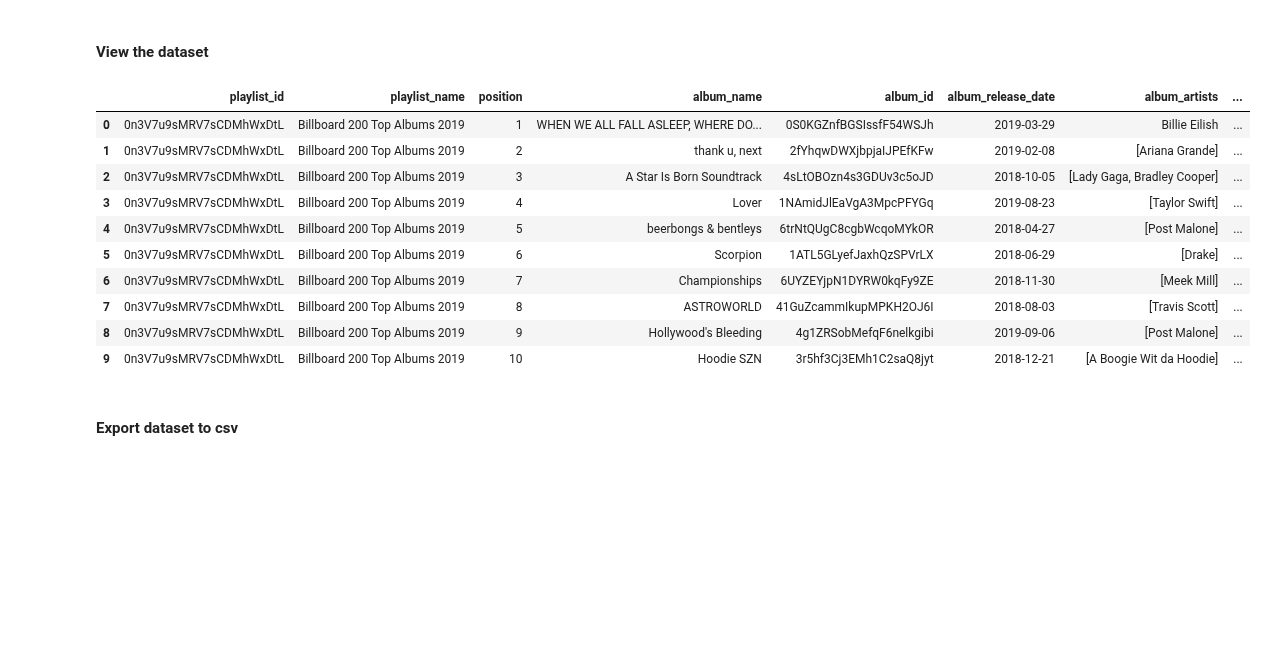
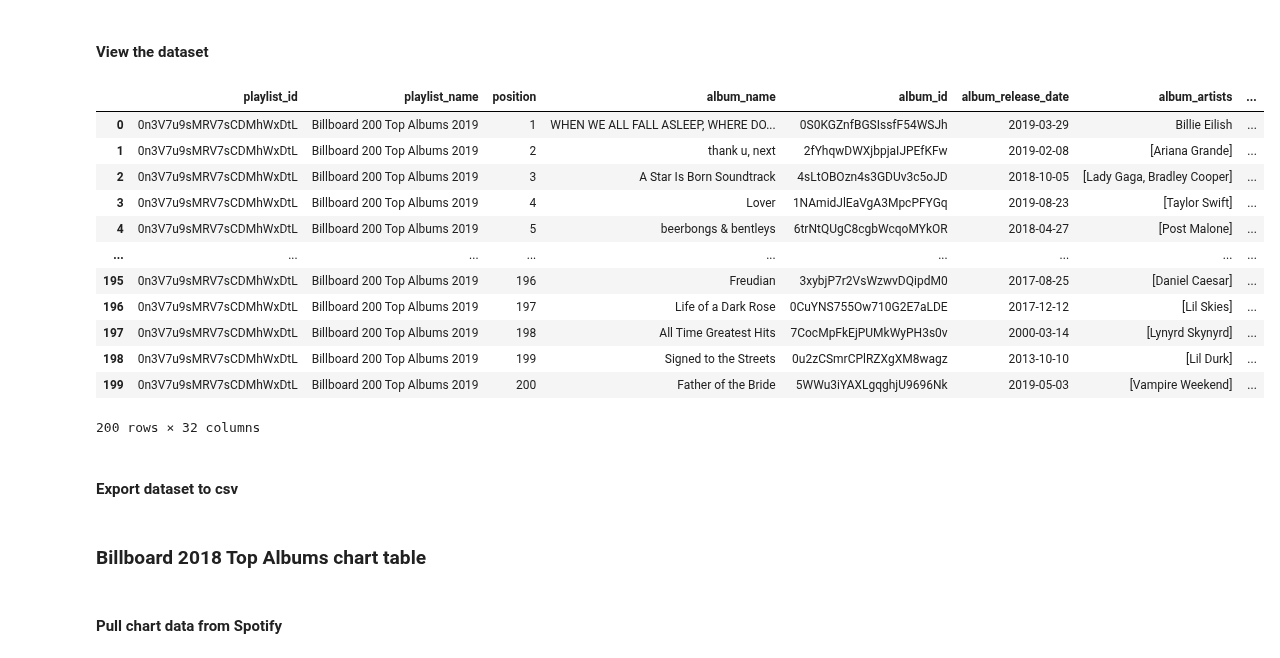
Before and after one commit to katieravenwood/Spotify-Five-Year-Analysis-Project, a Jupyter notebook: Dataset_Creation.ipynb, the cells around one changed output. Saved outputs shown, nothing was run; the diff lists cells and outputs as text; code cells hidden in the pictures; blank space fills up the shorter version.

```diff
--- a/Dataset_Creation.ipynb
+++ b/Dataset_Creation.ipynb
@@ -426,20 +426,26 @@ chart2019 = get_playlist_tracks_more_than_100_songs('katiekellert', '0n3V7u9sMRV
 # %% [markdown]
 #### View the dataset
 # %%
-chart2019.head(10)
+chart2019
 # %% [output]
 |  | playlist_id | playlist_name | position | album_name | album_id | album_release_date | album_artists | ... |
 | 0 | 0n3V7u9sMRV7sCDMhWxDtL | Billboard 200 Top Albums 2019 | 1 | WHEN WE ALL FALL ASLEEP, WHERE DO... | 0S0KGZnfBGSIssfF54WSJh | 2019-03-29 | Billie Eilish | ... |
 | 1 | 0n3V7u9sMRV7sCDMhWxDtL | Billboard 200 Top Albums 2019 | 2 | thank u, next | 2fYhqwDWXjbpjaIJPEfKFw | 2019-02-08 | [Ariana Grande] | ... |
 | 2 | 0n3V7u9sMRV7sCDMhWxDtL | Billboard 200 Top Albums 2019 | 3 | A Star Is Born Soundtrack | 4sLtOBOzn4s3GDUv3c5oJD | 2018-10-05 | [Lady Gaga, Bradley Cooper] | ... |
 | 3 | 0n3V7u9sMRV7sCDMhWxDtL | Billboard 200 Top Albums 2019 | 4 | Lover | 1NAmidJlEaVgA3MpcPFYGq | 2019-08-23 | [Taylor Swift] | ... |
 | 4 | 0n3V7u9sMRV7sCDMhWxDtL | Billboard 200 Top Albums 2019 | 5 | beerbongs & bentleys | 6trNtQUgC8cgbWcqoMYkOR | 2018-04-27 | [Post Malone] | ... |
-| 5 | 0n3V7u9sMRV7sCDMhWxDtL | Billboard 200 Top Albums 2019 | 6 | Scorpion | 1ATL5GLyefJaxhQzSPVrLX | 2018-06-29 | [Drake] | ... |
-| 6 | 0n3V7u9sMRV7sCDMhWxDtL | Billboard 200 Top Albums 2019 | 7 | Championships | 6UYZEYjpN1DYRW0kqFy9ZE | 2018-11-30 | [Meek Mill] | ... |
-| 7 | 0n3V7u9sMRV7sCDMhWxDtL | Billboard 200 Top Albums 2019 | 8 | ASTROWORLD | 41GuZcammIkupMPKH2OJ6I | 2018-08-03 | [Travis Scott] | ... |
-| 8 | 0n3V7u9sMRV7sCDMhWxDtL | Billboard 200 Top Albums 2019 | 9 | Hollywood's Bleeding | 4g1ZRSobMefqF6nelkgibi | 2019-09-06 | [Post Malone] | ... |
-| 9 | 0n3V7u9sMRV7sCDMhWxDtL | Billboard 200 Top Albums 2019 | 10 | Hoodie SZN | 3r5hf3Cj3EMh1C2saQ8jyt | 2018-12-21 | [A Boogie Wit da Hoodie] | ... |
+| ... | ... | ... | ... | ... | ... | ... | ... | ... |
+| 195 | 0n3V7u9sMRV7sCDMhWxDtL | Billboard 200 Top Albums 2019 | 196 | Freudian | 3xybjP7r2VsWzwvDQipdM0 | 2017-08-25 | [Daniel Caesar] | ... |
+| 196 | 0n3V7u9sMRV7sCDMhWxDtL | Billboard 200 Top Albums 2019 | 197 | Life of a Dark Rose | 0CuYNS755Ow710G2E7aLDE | 2017-12-12 | [Lil Skies] | ... |
+| 197 | 0n3V7u9sMRV7sCDMhWxDtL | Billboard 200 Top Albums 2019 | 198 | All Time Greatest Hits | 7CocMpFkEjPUMkWyPH3s0v | 2000-03-14 | [Lynyrd Skynyrd] | ... |
+| 198 | 0n3V7u9sMRV7sCDMhWxDtL | Billboard 200 Top Albums 2019 | 199 | Signed to the Streets | 0u2zCSmrCPlRZXgXM8wagz | 2013-10-10 | [Lil Durk] | ... |
+| 199 | 0n3V7u9sMRV7sCDMhWxDtL | Billboard 200 Top Albums 2019 | 200 | Father of the Bride | 5WWu3iYAXLgqghjU9696Nk | 2019-05-03 | [Vampire Weekend] | ... |
+200 rows × 32 columns
 # %% [markdown]
 #### Export dataset to csv
 # %%
 chart2019.to_csv('data/chart2019.csv')
+# %% [markdown]
+### Billboard 2018 Top Albums chart table
+# %% [markdown]
+#### Pull chart data from Spotify
```
Also changed, not shown: parts of 38 cells of this notebook, 3 other files.
